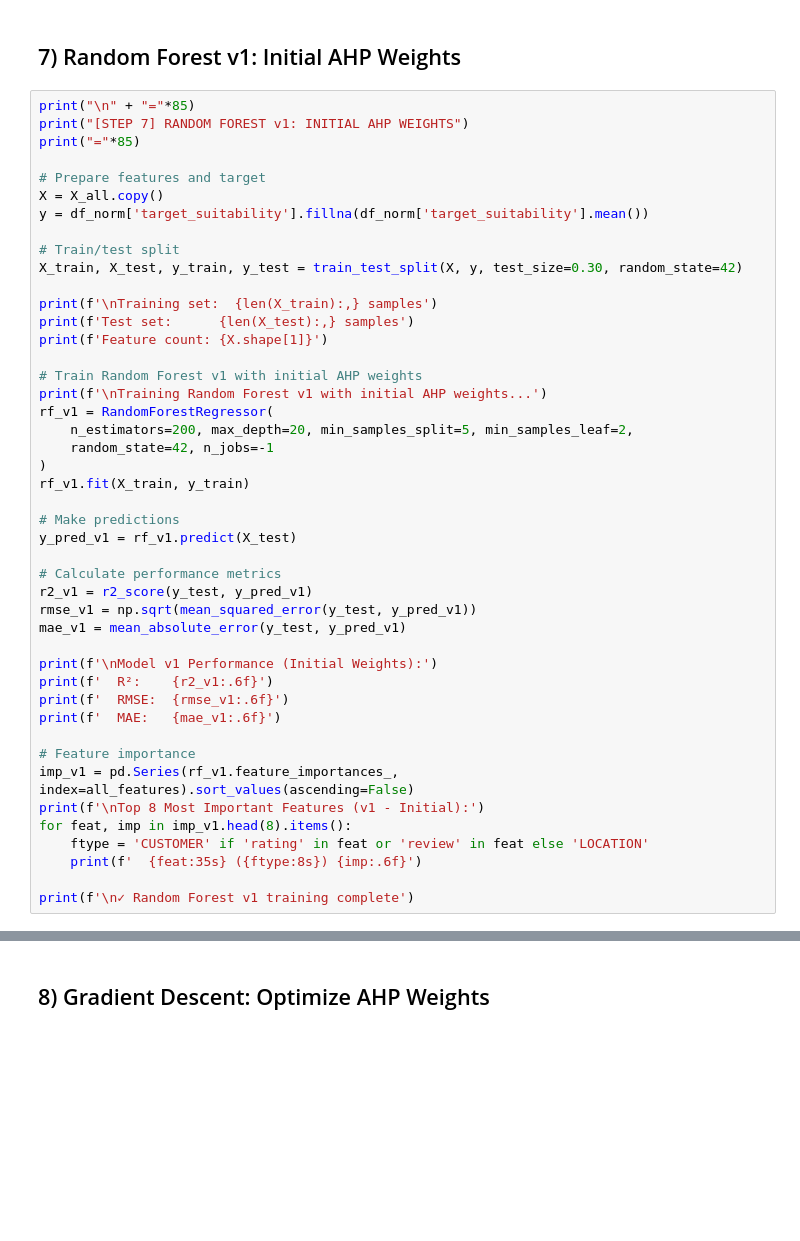
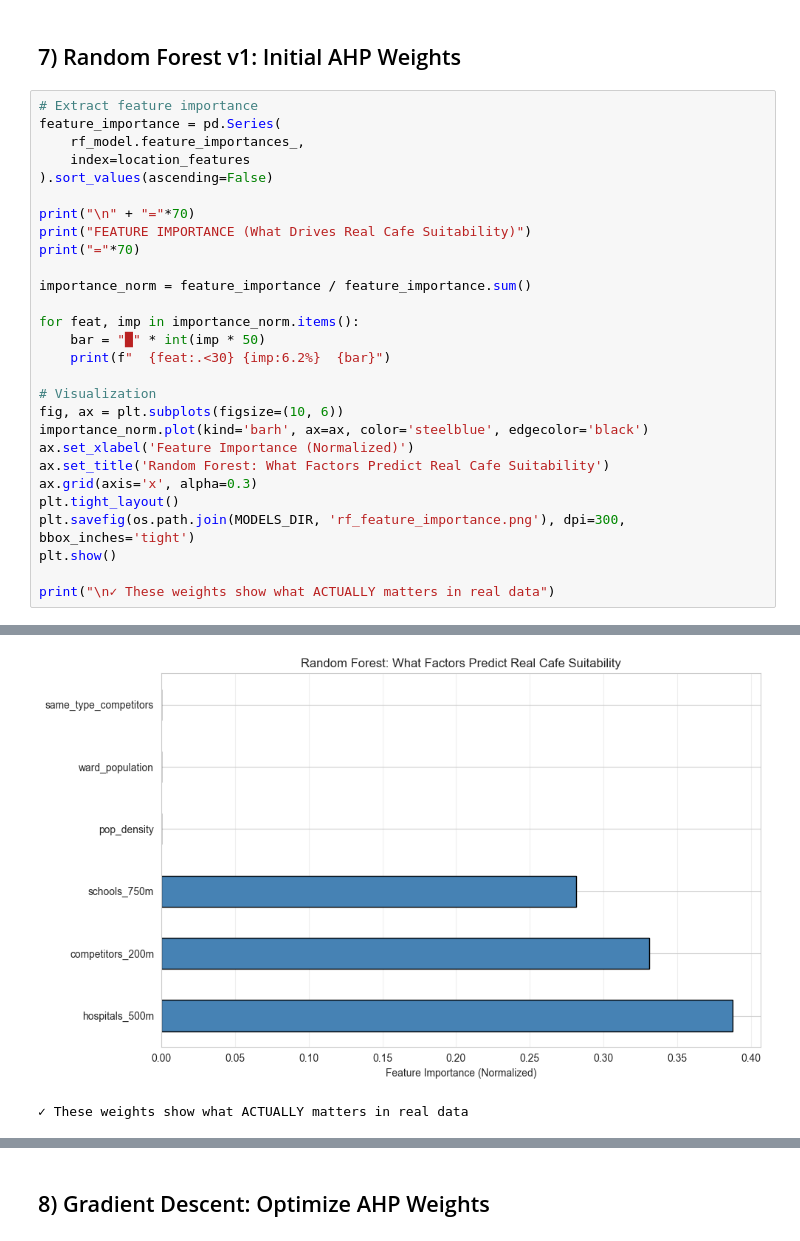
Before and after one commit to CjanStha/MP_FINAL, a Jupyter notebook: cafelocate/ml/model_training_kafes_primary.ipynb, the cells around one changed output, grey strips where cells are left out. Cells and saved outputs as stored; diff of their text form; blank space fills up the shorter version.

```diff
--- a/cafelocate/ml/model_training_kafes_primary.ipynb
+++ b/cafelocate/ml/model_training_kafes_primary.ipynb
@@ -737,48 +473,31 @@ Where:
 # %% [markdown]
 ## 7) Random Forest v1: Initial AHP Weights
 # %%
-print("\n" + "="*85)
-print("[STEP 7] RANDOM FOREST v1: INITIAL AHP WEIGHTS")
-print("="*85)
+# Extract feature importance
+feature_importance = pd.Series(
+    rf_model.feature_importances_,
+    index=location_features
+).sort_values(ascending=False)
 
-# Prepare features and target
-X = X_all.copy()
-y = df_norm['target_suitability'].fillna(df_norm['target_suitability'].mean())
+print("\n" + "="*70)
+print("FEATURE IMPORTANCE (What Drives Real Cafe Suitability)")
+print("="*70)
 
-# Train/test split
-X_train, X_test, y_train, y_test = train_test_split(X, y, test_size=0.30, random_state=42)
+importance_norm = feature_importance / feature_importance.sum()
 
-print(f'\nTraining set:  {len(X_train):,} samples')
-print(f'Test set:      {len(X_test):,} samples')
-print(f'Feature count: {X.shape[1]}')
+for feat, imp in importance_norm.items():
+    bar = "█" * int(imp * 50)
+    print(f"  {feat:.<30} {imp:6.2%}  {bar}")
 
-# Train Random Forest v1 with initial AHP weights
-print(f'\nTraining Random Forest v1 with initial AHP weights...')
-rf_v1 = RandomForestRegressor(
-    n_estimators=200, max_depth=20, min_samples_split=5, min_samples_leaf=2,
-    random_state=42, n_jobs=-1
-)
-rf_v1.fit(X_train, y_train)
+# Visualization
+fig, ax = plt.subplots(figsize=(10, 6))
+importance_norm.plot(kind='barh', ax=ax, color='steelblue', edgecolor='black')
+ax.set_xlabel('Feature Importance (Normalized)')
+ax.set_title('Random Forest: What Factors Predict Real Cafe Suitability')
+ax.grid(axis='x', alpha=0.3)
+plt.tight_layout()
+plt.savefig(os.path.join(MODELS_DIR, 'rf_feature_importance.png'), dpi=300, bbox_inches='tight')
+plt.show()
 
-# Make predictions
-y_pred_v1 = rf_v1.predict(X_test)
-
-# Calculate performance metrics
-r2_v1 = r2_score(y_test, y_pred_v1)
-rmse_v1 = np.sqrt(mean_squared_error(y_test, y_pred_v1))
-mae_v1 = mean_absolute_error(y_test, y_pred_v1)
-
-print(f'\nModel v1 Performance (Initial Weights):')
-print(f'  R²:    {r2_v1:.6f}')
-print(f'  RMSE:  {rmse_v1:.6f}')
-print(f'  MAE:   {mae_v1:.6f}')
-
-# Feature importance
-imp_v1 = pd.Series(rf_v1.feature_importances_, index=all_features).sort_values(ascending=False)
-print(f'\nTop 8 Most Important Features (v1 - Initial):')
-for feat, imp in imp_v1.head(8).items():
-    ftype = 'CUSTOMER' if 'rating' in feat or 'review' in feat else 'LOCATION'
-    print(f'  {feat:35s} ({ftype:8s}) {imp:.6f}')
-
-print(f'\n✓ Random Forest v1 training complete')
+print("\n✓ These weights show what ACTUALLY matters in real data")
 # %% [output]
@@ -802 +513,3 @@ Model v1 Performance (Initial Weights):
+[figure, added]
+✓ These weights show what ACTUALLY matters in real data
 # %% [markdown]
```
Also changed, not shown: parts of 25 cells of this notebook, 32 other files.
